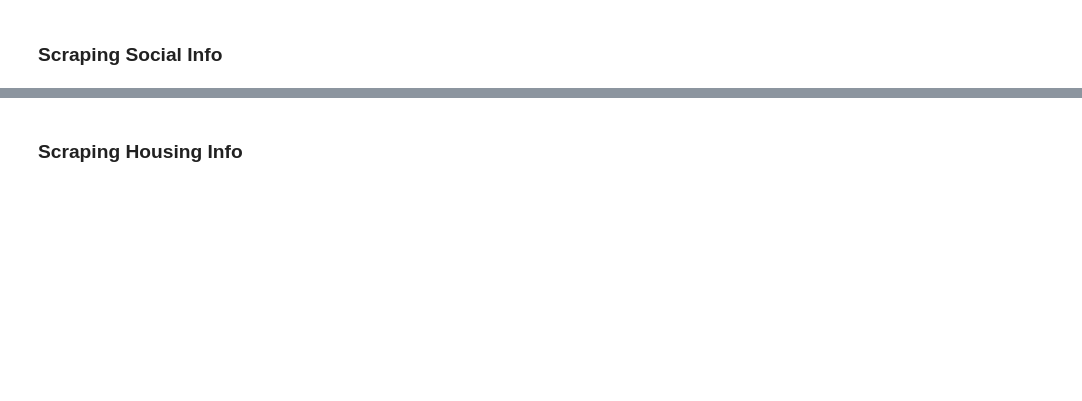
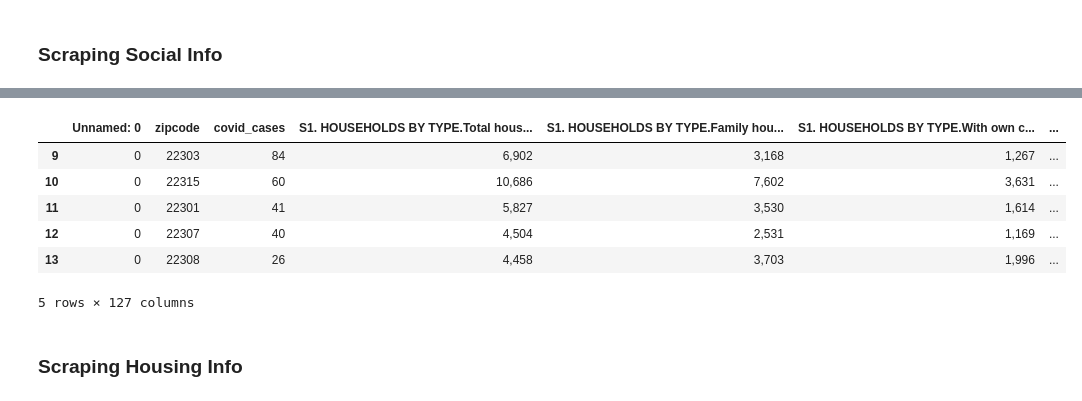
Before and after one commit to kay-wu/MIT-COVID-Datathon, a Jupyter notebook: Team_c_002_dataScraping.ipynb, the cells around one changed output, grey strips where cells are left out. Drawn from its saved outputs; the diff is of its cells as text; code cells hidden in the pictures; blank space fills up the shorter version.

```diff
--- a/Team_c_002_dataScraping.ipynb
+++ b/Team_c_002_dataScraping.ipynb
@@ -249,3 +260,15 @@ social_percent_df.head()
+# %%
+# just checking some scraped data
+social_df = pd.read_csv('social_number_info_' + cities[1] + '.csv')
+social_df.tail()
+# %% [output]
+|  | Unnamed: 0 | zipcode | covid_cases | S1. HOUSEHOLDS BY TYPE.Total hous... | S1. HOUSEHOLDS BY TYPE.Family hou... | S1. HOUSEHOLDS BY TYPE.With own c... | ... |
+| 9 | 0 | 22303 | 84 | 6,902 | 3,168 | 1,267 | ... |
+| 10 | 0 | 22315 | 60 | 10,686 | 7,602 | 3,631 | ... |
+| 11 | 0 | 22301 | 41 | 5,827 | 3,530 | 1,614 | ... |
+| 12 | 0 | 22307 | 40 | 4,504 | 2,531 | 1,169 | ... |
+| 13 | 0 | 22308 | 26 | 4,458 | 3,703 | 1,996 | ... |
+5 rows × 127 columns
 # %% [markdown]
 ### Scraping Housing Info
 # %%
```
Also changed, not shown: parts of 14 cells of this notebook.
